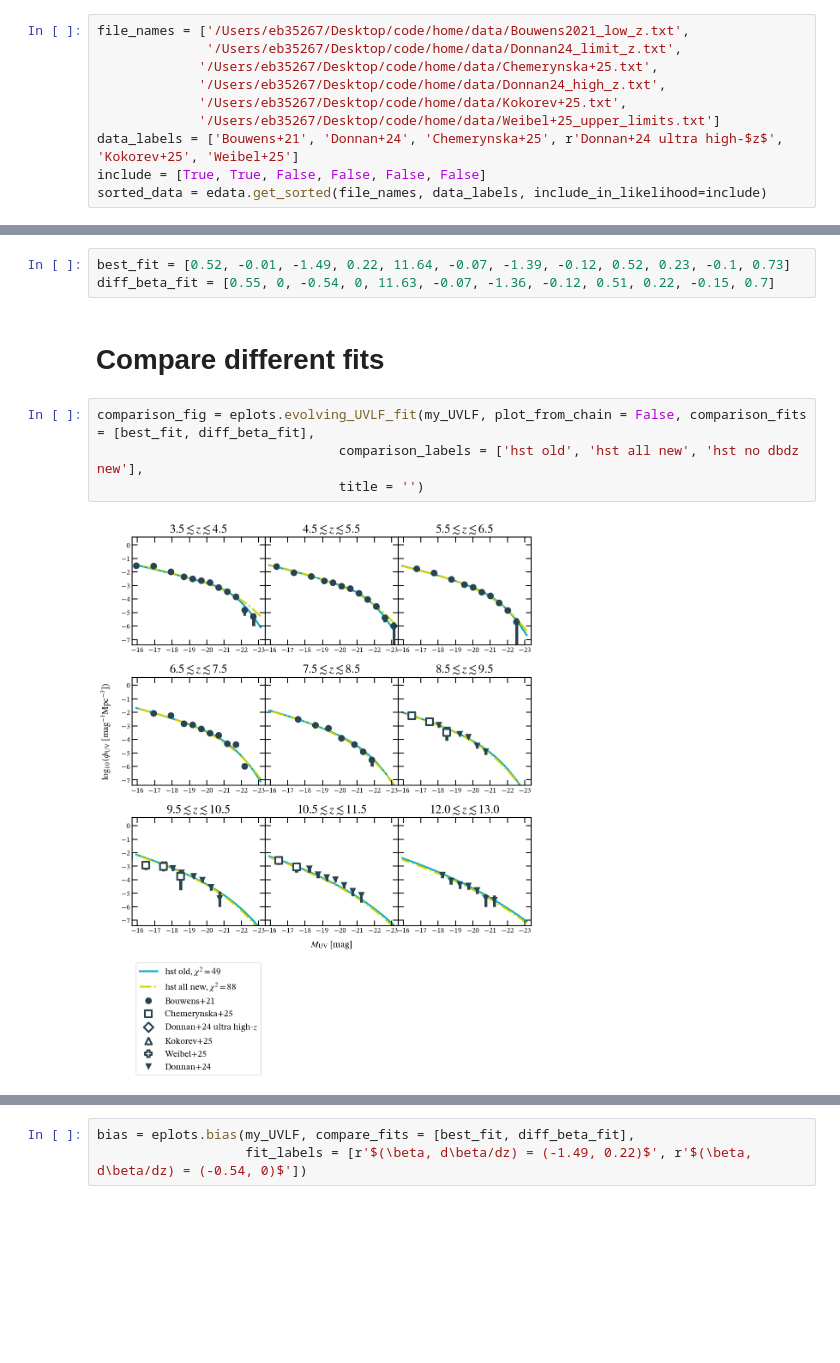
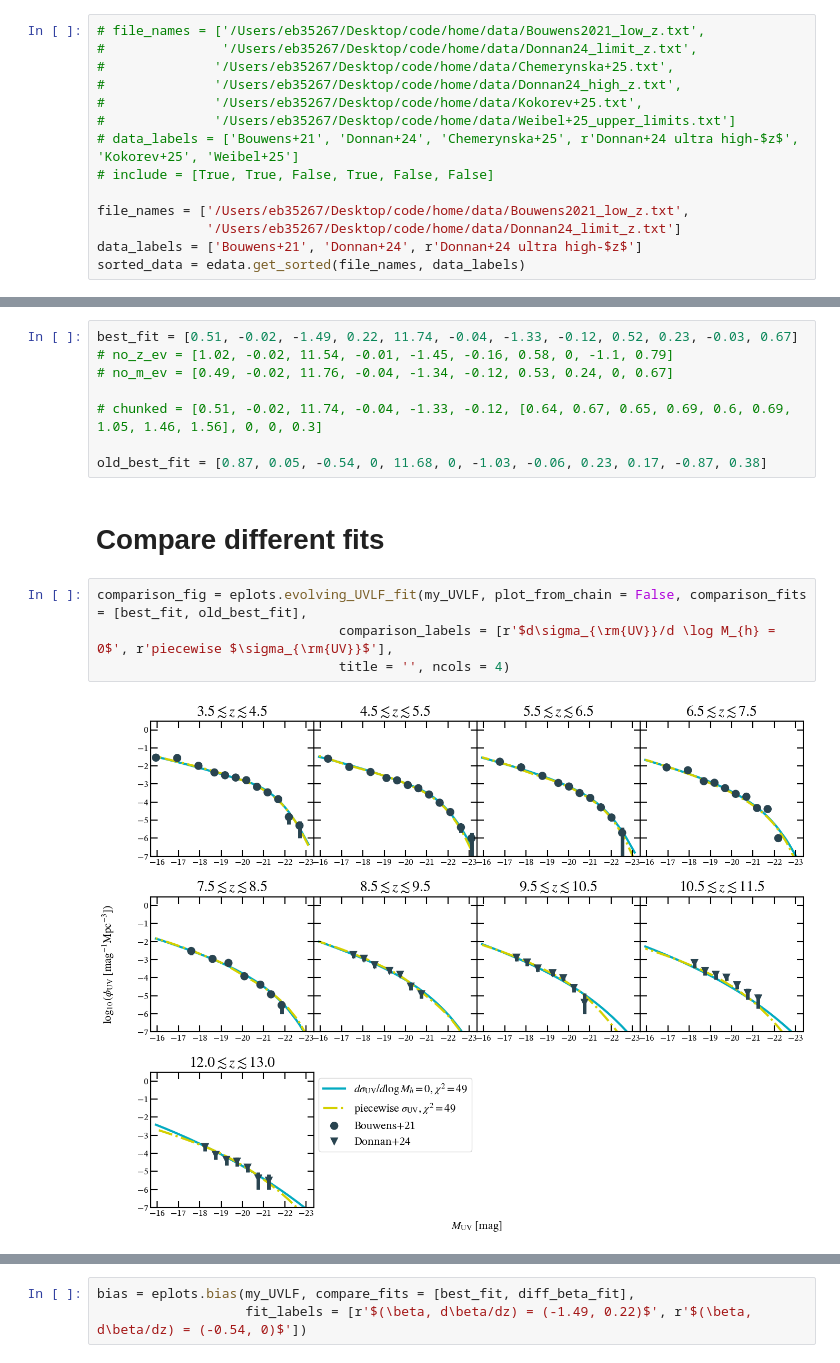
Before and after one commit to ebregou/modeling_stochasticity, a Jupyter notebook: notebooks/visualize_results.ipynb, the cells around one changed output, grey strips where cells are left out. Drawn from its saved outputs; the diff is of its cells as text; blank space fills up the shorter version.

Commit message:
ran more chains, made figures for second year report

```diff
--- a/notebooks/visualize_results.ipynb
+++ b/notebooks/visualize_results.ipynb
@@ -21,27 +21,36 @@ import matplotlib.style as mpls
 import matplotlib as mpl
 from collections import OrderedDict
 # %%
+# file_names = ['/Users/eb35267/Desktop/code/home/data/Bouwens2021_low_z.txt',
+#               '/Users/eb35267/Desktop/code/home/data/Donnan24_limit_z.txt',
+#              '/Users/eb35267/Desktop/code/home/data/Chemerynska+25.txt',
+#              '/Users/eb35267/Desktop/code/home/data/Donnan24_high_z.txt',
+#              '/Users/eb35267/Desktop/code/home/data/Kokorev+25.txt',
+#              '/Users/eb35267/Desktop/code/home/data/Weibel+25_upper_limits.txt']
+# data_labels = ['Bouwens+21', 'Donnan+24', 'Chemerynska+25', r'Donnan+24 ultra high-$z$', 'Kokorev+25', 'Weibel+25']
+# include = [True, True, False, True, False, False]
+
 file_names = ['/Users/eb35267/Desktop/code/home/data/Bouwens2021_low_z.txt',
-              '/Users/eb35267/Desktop/code/home/data/Donnan24_limit_z.txt',
-             '/Users/eb35267/Desktop/code/home/data/Chemerynska+25.txt',
-             '/Users/eb35267/Desktop/code/home/data/Donnan24_high_z.txt',
-             '/Users/eb35267/Desktop/code/home/data/Kokorev+25.txt',
-             '/Users/eb35267/Desktop/code/home/data/Weibel+25_upper_limits.txt']
-data_labels = ['Bouwens+21', 'Donnan+24', 'Chemerynska+25', r'Donnan+24 ultra high-$z$', 'Kokorev+25', 'Weibel+25']
-include = [True, True, False, False, False, False]
-sorted_data = edata.get_sorted(file_names, data_labels, include_in_likelihood=include)
+              '/Users/eb35267/Desktop/code/home/data/Donnan24_limit_z.txt']
+data_labels = ['Bouwens+21', 'Donnan+24', r'Donnan+24 ultra high-$z$']
+sorted_data = edata.get_sorted(file_names, data_labels)
 # %%
 params = eMCMC.build_param_data({})
 my_UVLF = eMCMC.UVLF(sorted_data, params)
 # %%
-best_fit = [0.52, -0.01, -1.49, 0.22, 11.64, -0.07, -1.39, -0.12, 0.52, 0.23, -0.1, 0.73]
-diff_beta_fit = [0.55, 0, -0.54, 0, 11.63, -0.07, -1.36, -0.12, 0.51, 0.22, -0.15, 0.7]
+best_fit = [0.51, -0.02, -1.49, 0.22, 11.74, -0.04, -1.33, -0.12, 0.52, 0.23, -0.03, 0.67]
+# no_z_ev = [1.02, -0.02, 11.54, -0.01, -1.45, -0.16, 0.58, 0, -1.1, 0.79]
+# no_m_ev = [0.49, -0.02, 11.76, -0.04, -1.34, -0.12, 0.53, 0.24, 0, 0.67]
+
+# chunked = [0.51, -0.02, 11.74, -0.04, -1.33, -0.12, [0.64, 0.67, 0.65, 0.69, 0.6, 0.69, 1.05, 1.46, 1.56], 0, 0, 0.3]
+
+old_best_fit = [0.87, 0.05, -0.54, 0, 11.68, 0, -1.03, -0.06, 0.23, 0.17, -0.87, 0.38]
 # %% [markdown]
 # Compare different fits
 # %%
-comparison_fig = eplots.evolving_UVLF_fit(my_UVLF, plot_from_chain = False, comparison_fits = [best_fit, diff_beta_fit],
-                               comparison_labels = ['hst old', 'hst all new', 'hst no dbdz new'],
-                               title = '')
+comparison_fig = eplots.evolving_UVLF_fit(my_UVLF, plot_from_chain = False, comparison_fits = [best_fit, old_best_fit],
+                               comparison_labels = [r'$d\sigma_{\rm{UV}}/d \log M_{h} = 0$', r'piecewise $\sigma_{\rm{UV}}$'],
+                               title = '', ncols = 4)
 # %% [output]
-[figure, old version]
+[figure, new version]
 # %%
```
Also changed, not shown: parts of 6 cells of this notebook, 57 other files.
